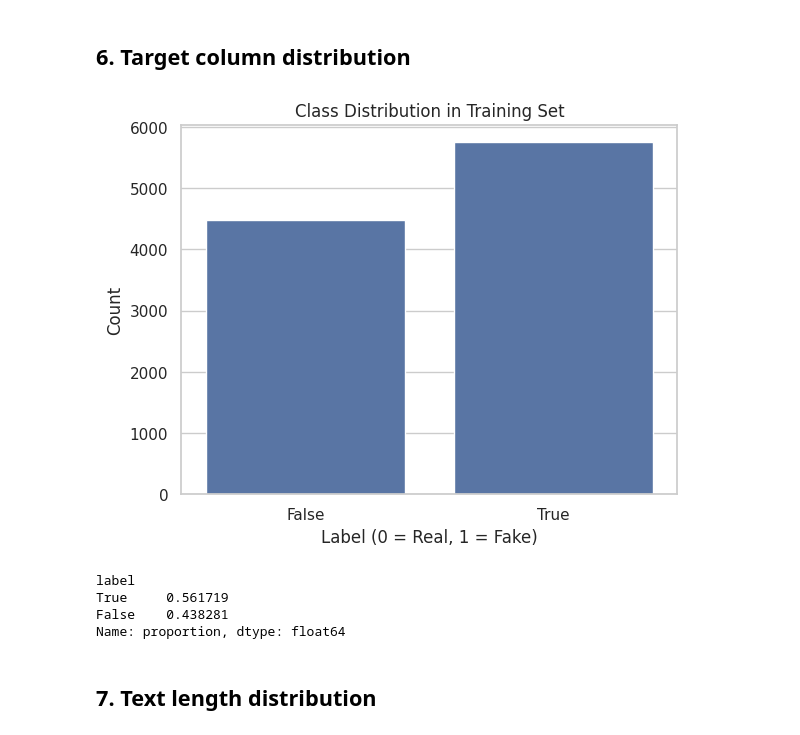
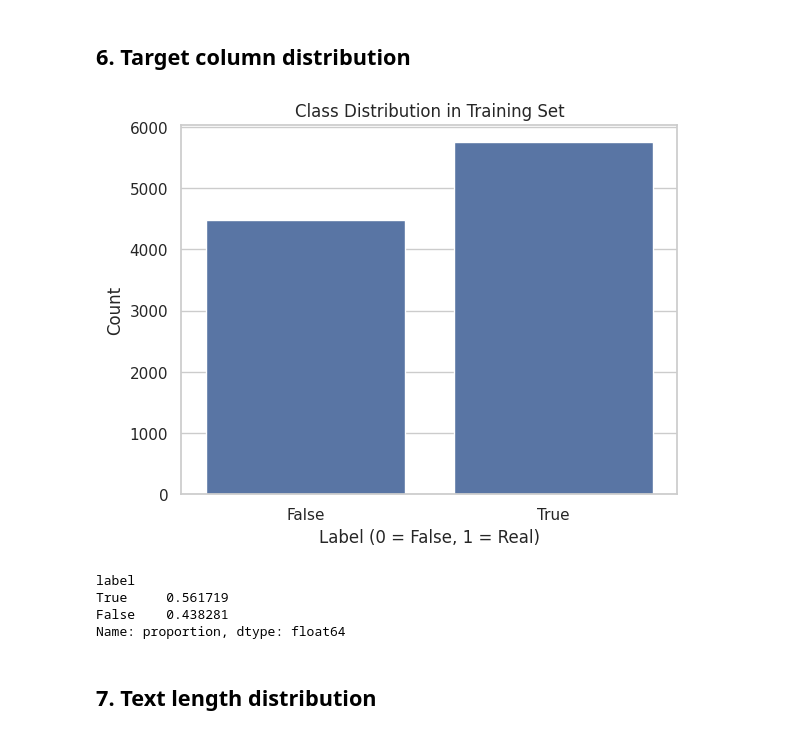
Before and after one commit to Zohino/fake-news-detection-ml, a Jupyter notebook: notebooks/0.1-mz-initial-eda.ipynb, the cells around one changed output. Cells and saved outputs as stored; diff of their text form; code cells hidden in the pictures.

```diff
--- a/notebooks/0.1-mz-initial-eda.ipynb
+++ b/notebooks/0.1-mz-initial-eda.ipynb
@@ -110,14 +105,14 @@ dtype: int64
 # %%
 # Plot class balance
 sns.countplot(x="label", data=train_df)
 plt.title("Class Distribution in Training Set")
-plt.xlabel("Label (0 = Real, 1 = Fake)")
+plt.xlabel("Label (0 = False, 1 = Real)")
 plt.ylabel("Count")
 plt.show()
 
 print(train_df["label"].value_counts(normalize=True))
 # %% [output]
-[figure, old version]
+[figure, new version]
 label
 True     0.561719
 False    0.438281
```
Also changed, not shown: parts of 3 cells of this notebook, 4 other files.
